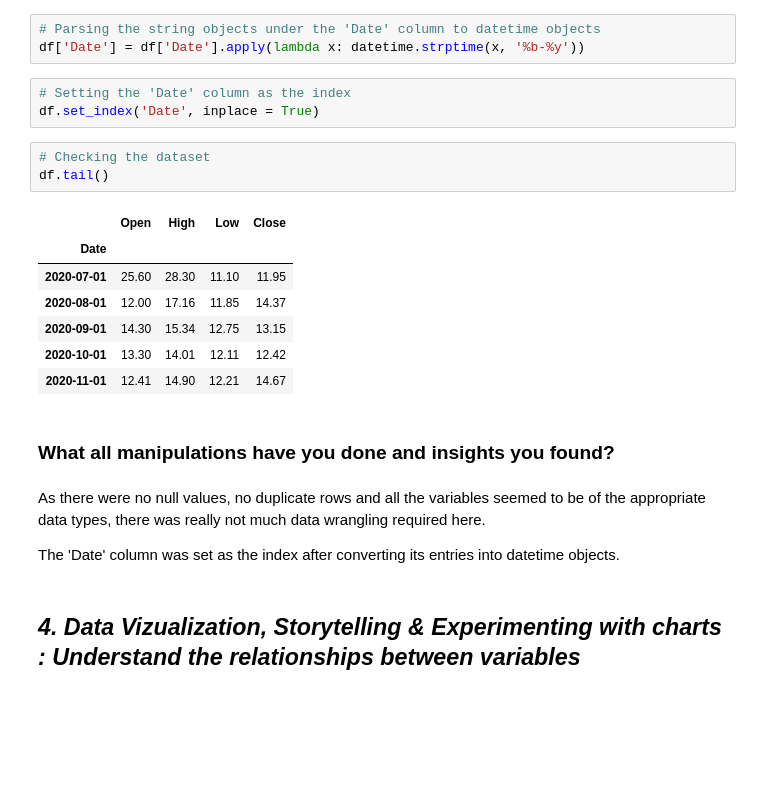
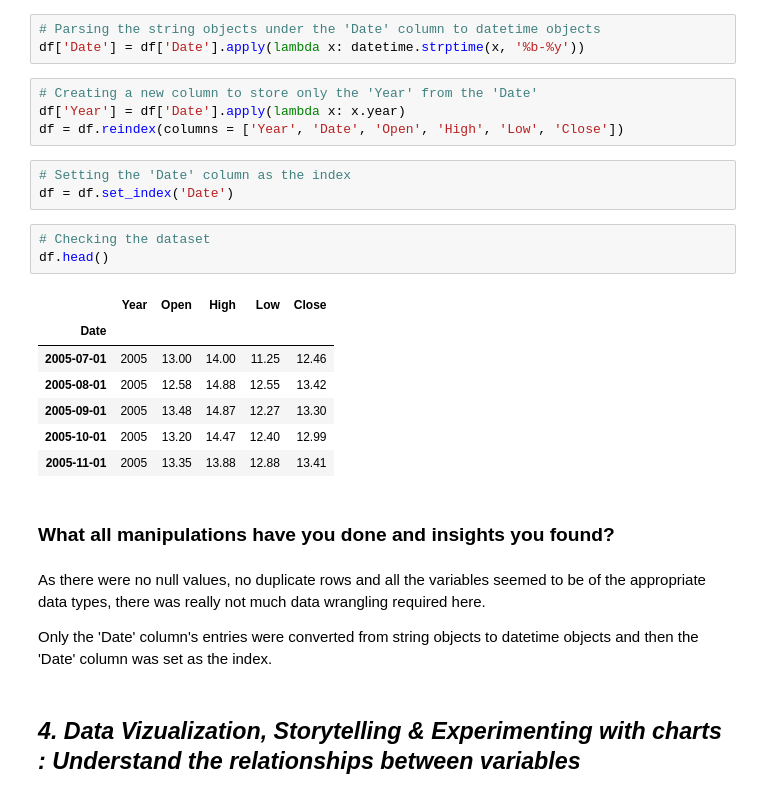
Before and after one commit to dipankarsahu1000/Yes-Bank-Stock-Closing-Price-Prediction, a Jupyter notebook: Yes_Bank_Stock_Closing_Price_Prediction.ipynb, the cells around one changed output. Cells and saved outputs as stored; diff of their text form; blank space fills up the shorter version.

```diff
--- a/Yes_Bank_Stock_Closing_Price_Prediction.ipynb
+++ b/Yes_Bank_Stock_Closing_Price_Prediction.ipynb
@@ -238,26 +241,30 @@ str
 # %%
 # Parsing the string objects under the 'Date' column to datetime objects
 df['Date'] = df['Date'].apply(lambda x: datetime.strptime(x, '%b-%y'))
+# %%
+# Creating a new column to store only the 'Year' from the 'Date'
+df['Year'] = df['Date'].apply(lambda x: x.year)
+df = df.reindex(columns = ['Year', 'Date', 'Open', 'High', 'Low', 'Close'])
 # %%
 # Setting the 'Date' column as the index
-df.set_index('Date', inplace = True)
+df = df.set_index('Date')
 # %%
 # Checking the dataset
-df.tail()
+df.head()
 # %% [output]
-|  | Open | High | Low | Close |
-| Date |  |  |  |  |
-| 2020-07-01 | 25.60 | 28.30 | 11.10 | 11.95 |
-| 2020-08-01 | 12.00 | 17.16 | 11.85 | 14.37 |
-| 2020-09-01 | 14.30 | 15.34 | 12.75 | 13.15 |
-| 2020-10-01 | 13.30 | 14.01 | 12.11 | 12.42 |
-| 2020-11-01 | 12.41 | 14.90 | 12.21 | 14.67 |
+|  | Year | Open | High | Low | Close |
+| Date |  |  |  |  |  |
+| 2005-07-01 | 2005 | 13.00 | 14.00 | 11.25 | 12.46 |
+| 2005-08-01 | 2005 | 12.58 | 14.88 | 12.55 | 13.42 |
+| 2005-09-01 | 2005 | 13.48 | 14.87 | 12.27 | 13.30 |
+| 2005-10-01 | 2005 | 13.20 | 14.47 | 12.40 | 12.99 |
+| 2005-11-01 | 2005 | 13.35 | 13.88 | 12.88 | 13.41 |
 # %% [markdown]
 ### What all manipulations have you done and insights you found?
 # %% [markdown]
 As there were no null values, no duplicate rows and all the variables seemed to be of the appropriate data types, there was really not much data wrangling required here.
 
-The 'Date' column was set as the index after converting its entries into datetime objects.
+Only the 'Date' column's entries were converted from string objects to datetime objects and then the 'Date' column was set as the index.
 # %% [markdown]
 ## ***4. Data Vizualization, Storytelling & Experimenting with charts : Understand the relationships between variables***
 # %% [markdown]
```
Also changed, not shown: parts of 9 cells of this notebook.
